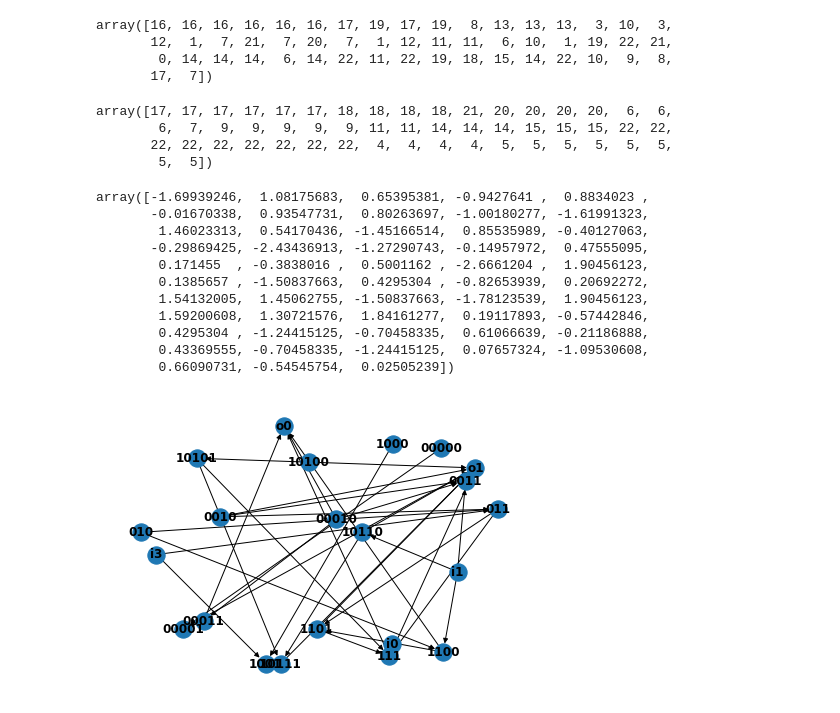
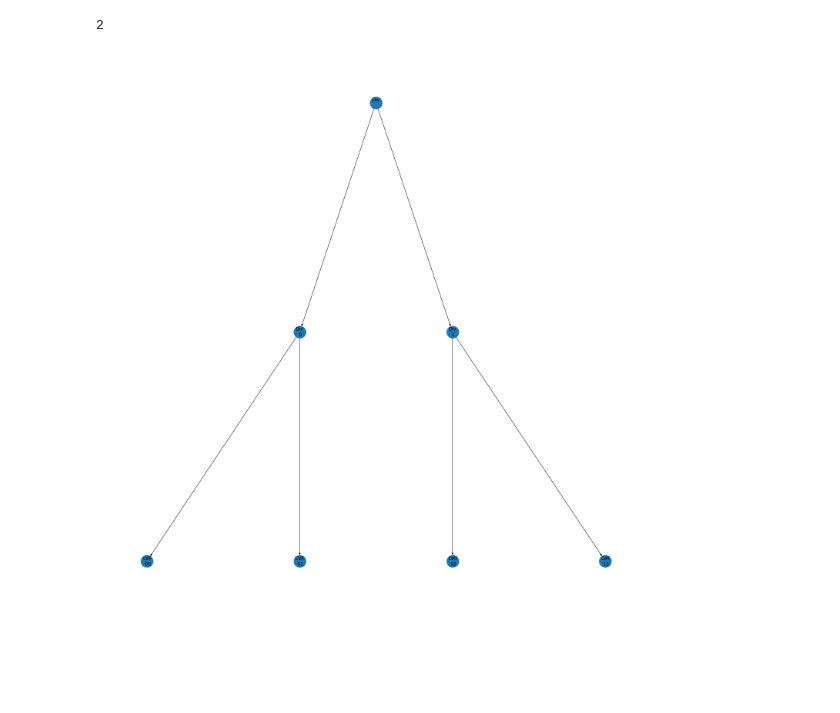
Before and after one commit to Remosy/MENNAG, a Jupyter notebook: src/grammar_tree_test.ipynb, the cells around one changed output. Drawn from its saved outputs; the diff is of its cells as text; code cells hidden in the pictures; blank space fills up the shorter version.

```diff
--- a/src/grammar_tree_test.ipynb
+++ b/src/grammar_tree_test.ipynb
@@ -73,35 +9,10 @@ r.outSet
 # %%
 nn.compile()
+r.child.max_depth_from_current()
+# %% [output]
+2
-# %%
-nn.connList.connSource
-# %% [output]
-array([16, 16, 16, 16, 16, 16, 17, 19, 17, 19,  8, 13, 13, 13,  3, 10,  3,
-       12,  1,  7, 21,  7, 20,  7,  1, 12, 11, 11,  6, 10,  1, 19, 22, 21,
-        0, 14, 14, 14,  6, 14, 22, 11, 22, 19, 18, 15, 14, 22, 10,  9,  8,
-       17,  7])
-# %%
-nn.connList.connTarget
-# %% [output]
-array([17, 17, 17, 17, 17, 17, 18, 18, 18, 18, 21, 20, 20, 20, 20,  6,  6,
-        6,  7,  9,  9,  9,  9,  9, 11, 11, 14, 14, 14, 15, 15, 15, 22, 22,
-       22, 22, 22, 22, 22, 22, 22,  4,  4,  4,  4,  5,  5,  5,  5,  5,  5,
-        5,  5])
-# %%
-nn.connList.connWeight
-# %% [output]
-array([-1.69939246,  1.08175683,  0.65395381, -0.9427641 ,  0.8834023 ,
-       -0.01670338,  0.93547731,  0.80263697, -1.00180277, -1.61991323,
-        1.46023313,  0.54170436, -1.45166514,  0.85535989, -0.40127063,
-       -0.29869425, -2.43436913, -1.27290743, -0.14957972,  0.47555095,
-        0.171455  , -0.3838016 ,  0.5001162 , -2.6661204 ,  1.90456123,
-        0.1385657 , -1.50837663,  0.4295304 , -0.82653939,  0.20692272,
-        1.54132005,  1.45062755, -1.50837663, -1.78123539,  1.90456123,
-        1.59200608,  1.30721576,  1.84161277,  0.19117893, -0.57442846,
-        0.4295304 , -1.24415125, -0.70458335,  0.61066639, -0.21186888,
-        0.43369555, -0.70458335, -1.24415125,  0.07657324, -1.09530608,
-        0.66090731, -0.54545754,  0.02505239])
 # %%
 v = IndividualVisualizer(r)
-v.draw_nn()
+v.draw_tree()
 # %% [output]
-[figure, old version]
+[figure, new version]
```
Also changed, not shown: parts of 6 cells of this notebook, 3 other files.
